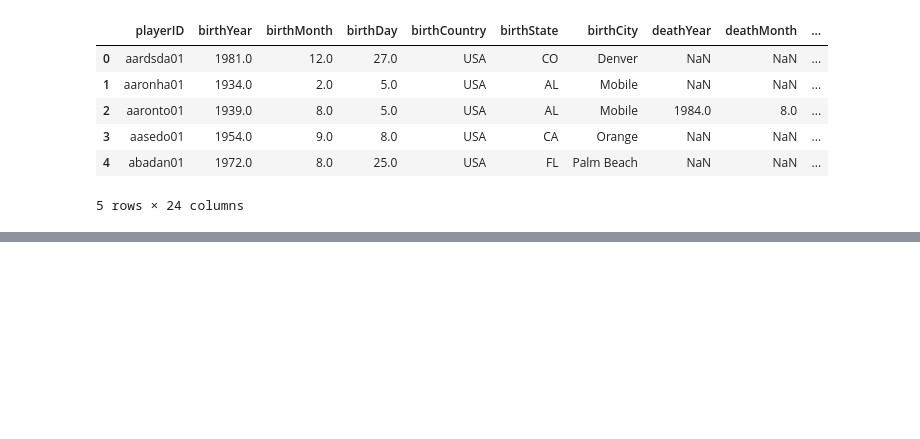
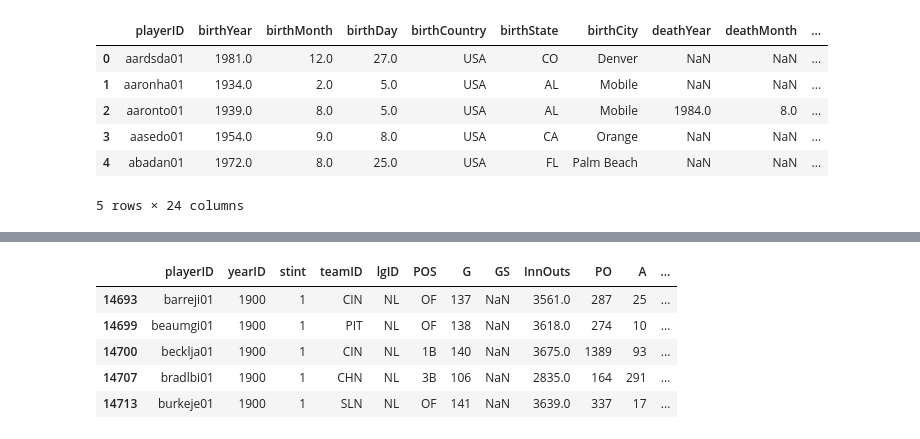
Before and after one commit to AGBarbour/Project-1, a Jupyter notebook: Fielding.ipynb, the cells around one changed output, grey strips where cells are left out. Saved outputs shown, nothing was run; the diff lists cells and outputs as text; code cells hidden in the pictures; blank space fills up the shorter version.

```diff
--- a/Fielding.ipynb
+++ b/Fielding.ipynb
@@ -27,0 +73,10 @@ people.head()
+# %%
+clean_df = clean_df[clean_df.G > 90]
+clean_df.head()
+# %% [output]
+|  | playerID | yearID | stint | teamID | lgID | POS | G | GS | InnOuts | PO | A | ... |
+| 14693 | barreji01 | 1900 | 1 | CIN | NL | OF | 137 | NaN | 3561.0 | 287 | 25 | ... |
+| 14699 | beaumgi01 | 1900 | 1 | PIT | NL | OF | 138 | NaN | 3618.0 | 274 | 10 | ... |
+| 14700 | becklja01 | 1900 | 1 | CIN | NL | 1B | 140 | NaN | 3675.0 | 1389 | 93 | ... |
+| 14707 | bradlbi01 | 1900 | 1 | CHN | NL | 3B | 106 | NaN | 2835.0 | 164 | 291 | ... |
+| 14713 | burkeje01 | 1900 | 1 | SLN | NL | OF | 141 | NaN | 3639.0 | 337 | 17 | ... |
```
Also changed, not shown: parts of 7 cells of this notebook.
